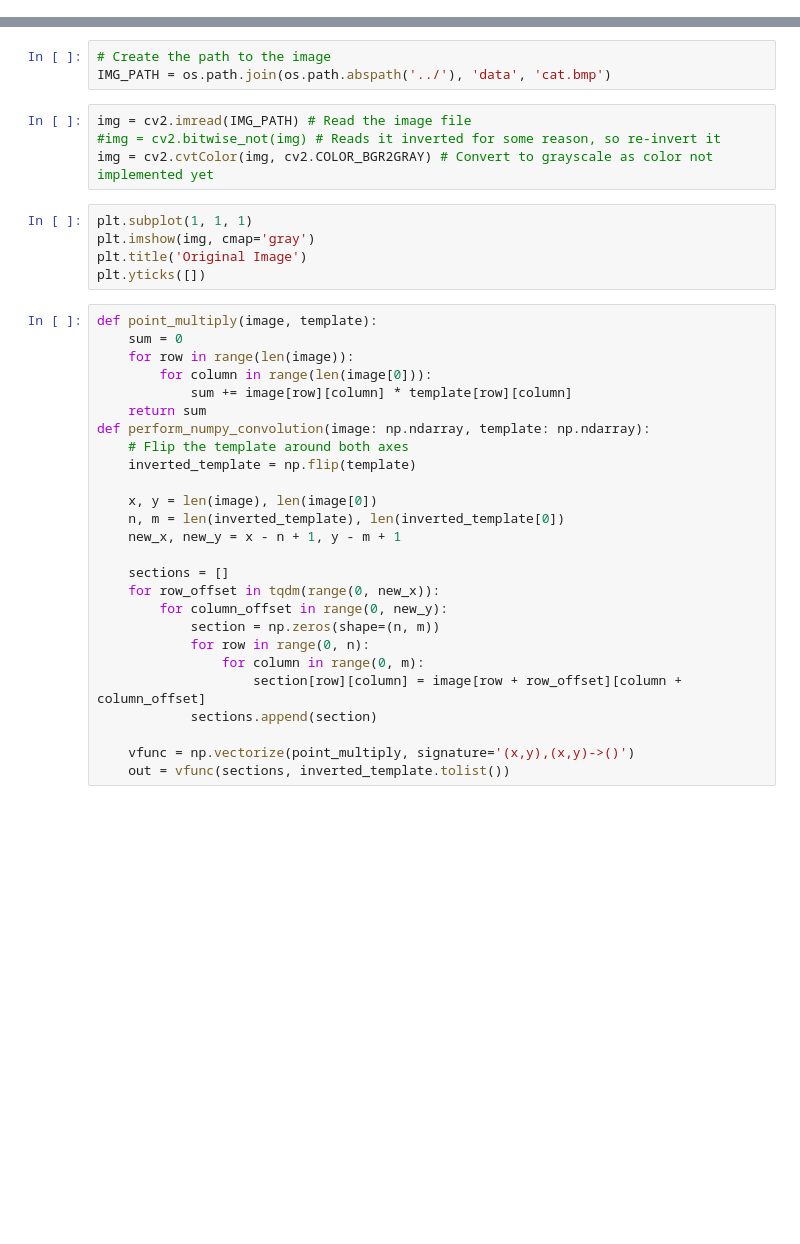
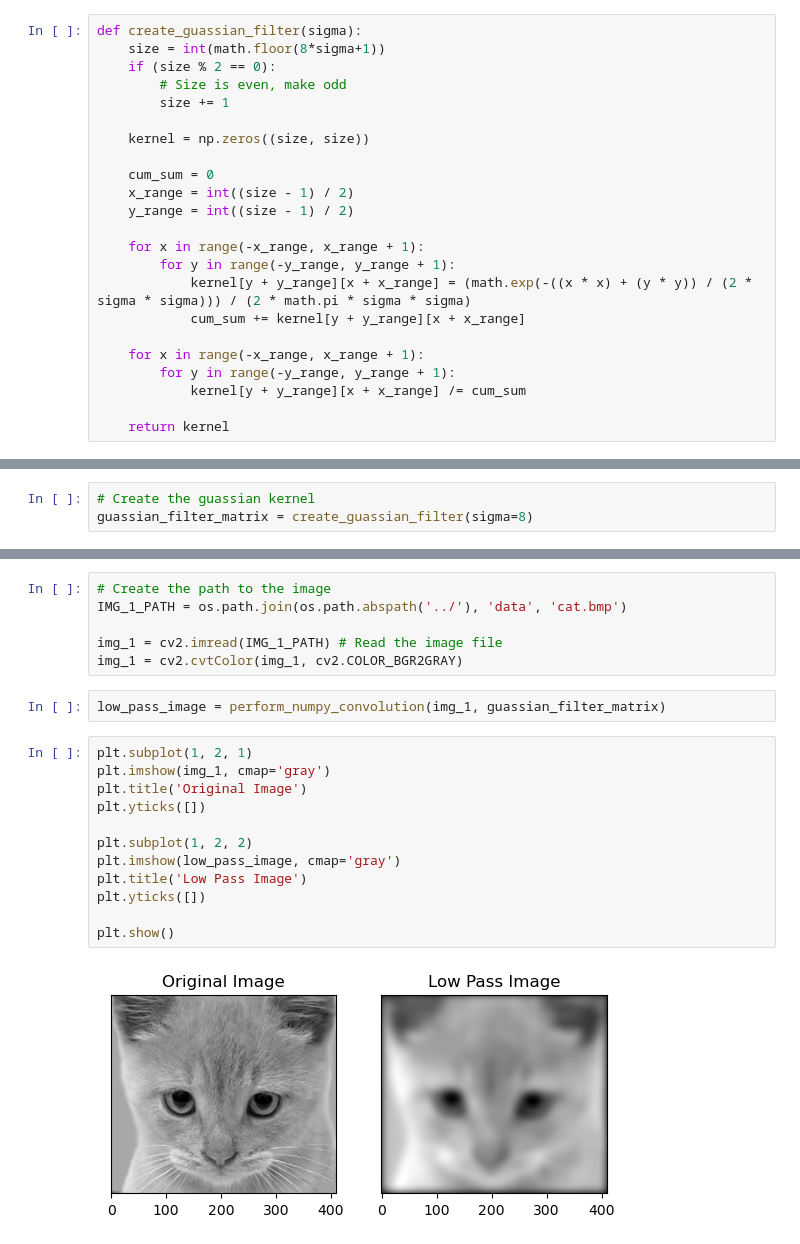
Before and after one commit to lucaswarwick02/filtering-and-hybrid-images, a Jupyter notebook: experiments/filter_application_test.ipynb, the cells around one changed output, grey strips where cells are left out. Saved outputs shown, nothing was run; the diff lists cells and outputs as text; blank space fills up the shorter version.

```diff
--- a/experiments/filter_application_test.ipynb
+++ b/experiments/filter_application_test.ipynb
@@ -8,0 +13,23 @@ from tqdm.notebook import tqdm
+# %%
+def create_guassian_filter(sigma):
+    size = int(math.floor(8*sigma+1))
+    if (size % 2 == 0):
+        # Size is even, make odd
+        size += 1
+
+    kernel = np.zeros((size, size))
+
+    cum_sum = 0
+    x_range = int((size - 1) / 2)
+    y_range = int((size - 1) / 2)
+
+    for x in range(-x_range, x_range + 1):
+        for y in range(-y_range, y_range + 1):
+            kernel[y + y_range][x + x_range] = (math.exp(-((x * x) + (y * y)) / (2 * sigma * sigma))) / (2 * math.pi * sigma * sigma)
+            cum_sum += kernel[y + y_range][x + x_range]
+
+    for x in range(-x_range, x_range + 1):
+        for y in range(-y_range, y_range + 1):
+            kernel[y + y_range][x + x_range] /= cum_sum
+
+    return kernel
@@ -8,0 +75,3 @@ from tqdm.notebook import tqdm
+# %%
+# Create the guassian kernel
+guassian_filter_matrix = create_guassian_filter(sigma=8)
@@ -9,38 +80,22 @@ from tqdm.notebook import tqdm
 # %%
 # Create the path to the image
-IMG_PATH = os.path.join(os.path.abspath('../'), 'data', 'cat.bmp')
+IMG_1_PATH = os.path.join(os.path.abspath('../'), 'data', 'cat.bmp')
+
+img_1 = cv2.imread(IMG_1_PATH) # Read the image file
+img_1 = cv2.cvtColor(img_1, cv2.COLOR_BGR2GRAY)
-# %%
-img = cv2.imread(IMG_PATH) # Read the image file
-#img = cv2.bitwise_not(img) # Reads it inverted for some reason, so re-invert it
-img = cv2.cvtColor(img, cv2.COLOR_BGR2GRAY) # Convert to grayscale as color not implemented yet
+# %%
+low_pass_image = perform_numpy_convolution(img_1, guassian_filter_matrix)
 # %%
-plt.subplot(1, 1, 1)
-plt.imshow(img, cmap='gray')
+plt.subplot(1, 2, 1)
+plt.imshow(img_1, cmap='gray')
 plt.title('Original Image')
 plt.yticks([])
+
+plt.subplot(1, 2, 2)
+plt.imshow(low_pass_image, cmap='gray')
+plt.title('Low Pass Image')
+plt.yticks([])
+
+plt.show()
+# %% [output]
+[figure, added]
-# %%
-def point_multiply(image, template):
-    sum = 0
-    for row in range(len(image)):
-        for column in range(len(image[0])):
-            sum += image[row][column] * template[row][column]
-    return sum
-def perform_numpy_convolution(image: np.ndarray, template: np.ndarray):
-    # Flip the template around both axes
-    inverted_template = np.flip(template)
-
-    x, y = len(image), len(image[0])
-    n, m = len(inverted_template), len(inverted_template[0])
-    new_x, new_y = x - n + 1, y - m + 1
-
-    sections = []
-    for row_offset in tqdm(range(0, new_x)):
-        for column_offset in range(0, new_y):
-            section = np.zeros(shape=(n, m))
-            for row in range(0, n):
-                for column in range(0, m):
-                    section[row][column] = image[row + row_offset][column + column_offset]
-            sections.append(section)
-
-    vfunc = np.vectorize(point_multiply, signature='(x,y),(x,y)->()')
-    out = vfunc(sections, inverted_template.tolist())
```
Also changed, not shown: parts of 15 cells of this notebook, 4 other files.
